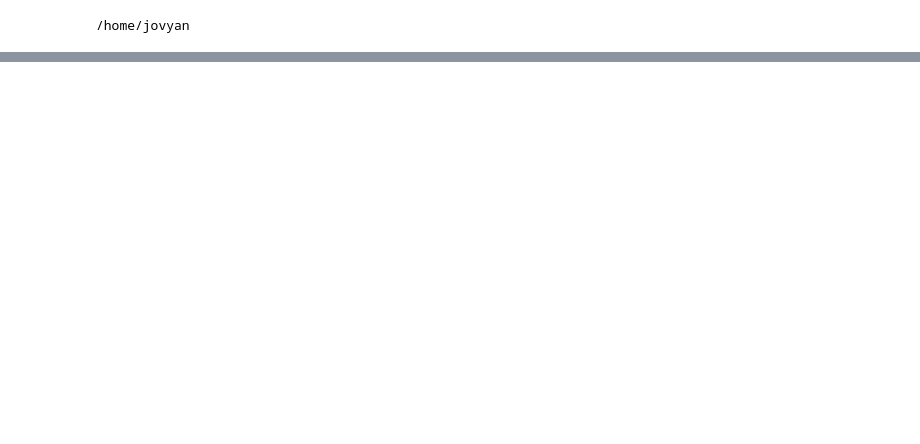
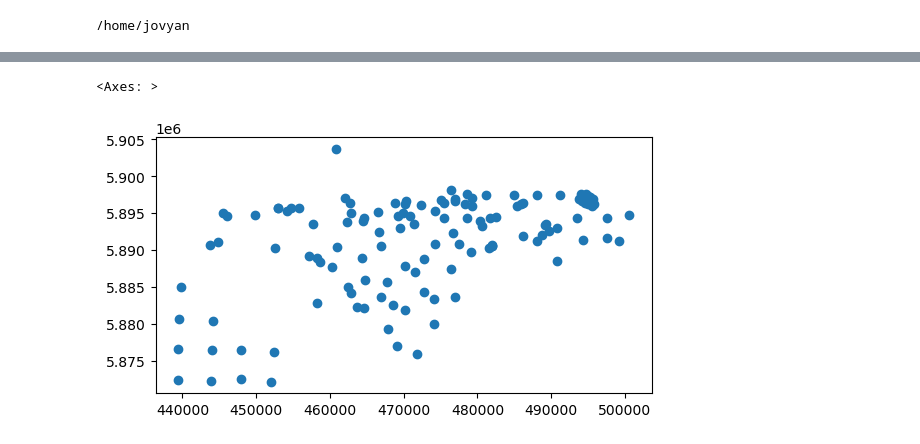
Before and after one commit to oceanhackweek/ohw23-proj-habitatmapping, a Jupyter notebook: ReadData.ipynb, the cells around one changed output, grey strips where cells are left out. Saved outputs shown, nothing was run; the diff lists cells and outputs as text; code cells hidden in the pictures; blank space fills up the shorter version.

```diff
--- a/ReadData.ipynb
+++ b/ReadData.ipynb
@@ -31,0 +57,5 @@ backs.sel(band=1).plot()
+# %%
+gdf.plot()
+# %% [output]
+<Axes: >
+[figure, added]
```
Also changed, not shown: parts of 13 cells of this notebook.
